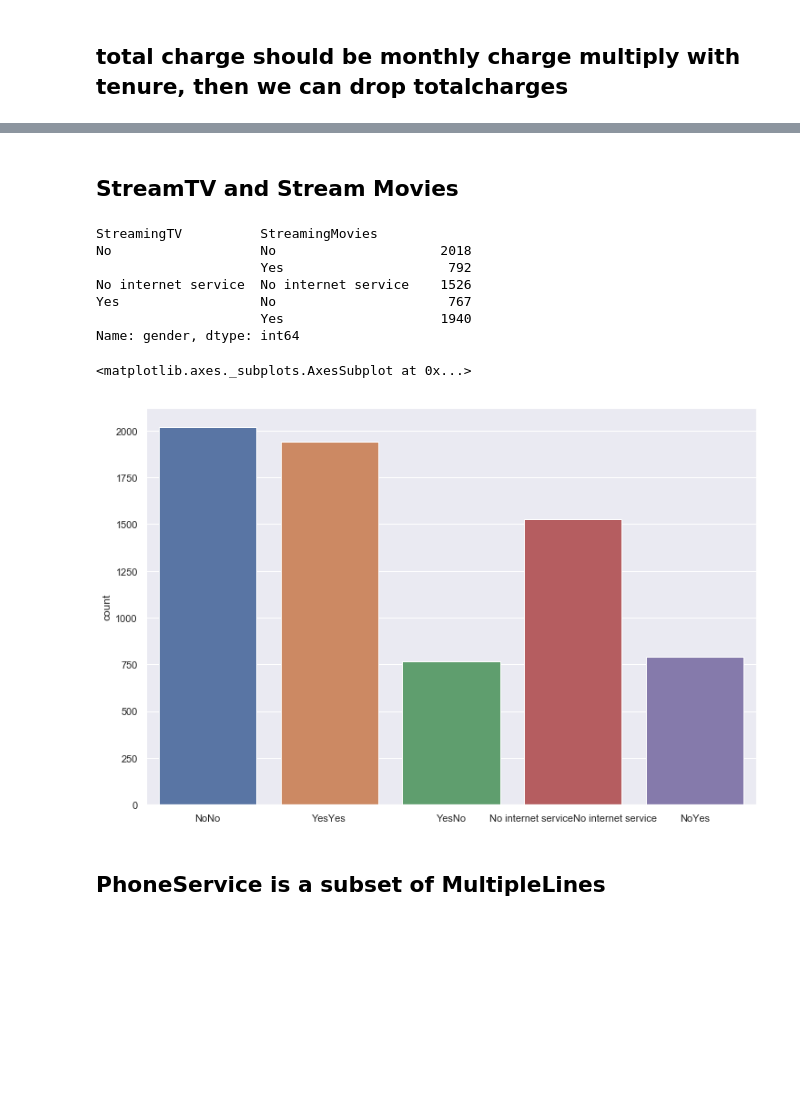
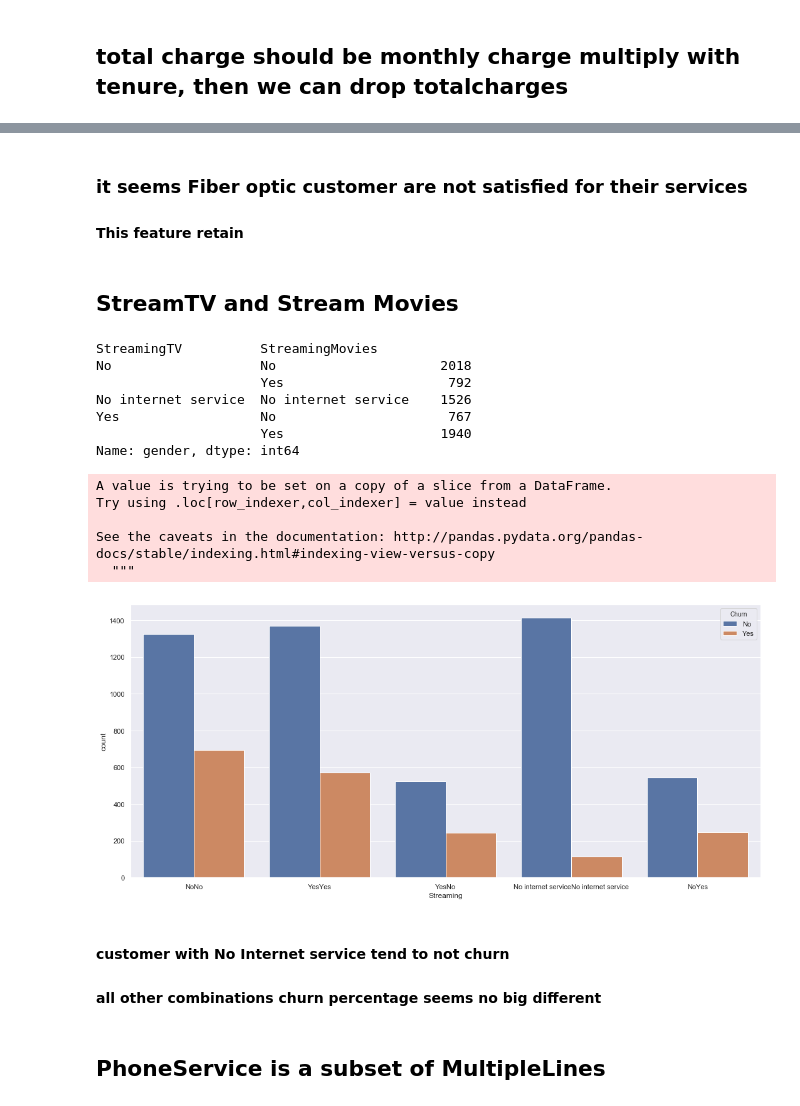
Before and after one commit to seanloe/PythonHome, a Jupyter notebook: jupyter-notebooks/kaggle_telco_customer_churn/kaggle_telco_customer_churn.ipynb, the cells around one changed output, grey strips where cells are left out. Saved outputs shown, nothing was run; the diff lists cells and outputs as text; code cells hidden in the pictures; blank space fills up the shorter version.

Commit message:
EDS 5th update. include 2 polynomial feature 1. streaming: coming streamingTV and streaming Movies 2. family_struct: combine dependant and partner
analyze
finance features

```diff
--- a/jupyter-notebooks/kaggle_telco_customer_churn/kaggle_telco_customer_churn.ipynb
+++ b/jupyter-notebooks/kaggle_telco_customer_churn/kaggle_telco_customer_churn.ipynb
@@ -108,0 +117,4 @@ for i, col in enumerate(categorical_col):
+# %%
+#male and female almost have identical churn distribution. We can rule out this feature
+features_2_drop.append('gender')
+categorical_col.remove('gender')
@@ -109,3 +143,12 @@ for i, col in enumerate(categorical_col):
+# %%
+#we can see there's pattern. customer whith dependent and partner tend to not churn contrast to customers without dependant and partner
+#create a composite feature combine these two features.
+customer['family_struct']= customer['Partner']+customer['Dependents']
+customer['family_struct']= customer['family_struct'].map({'NoNo':0,'NoYes':1,'YesNo':2,'YesYes':3})
+features_2_drop.append('Partner')
+features_2_drop.append('Dependents')
+categorical_col.remove('Partner')
+categorical_col.remove('Dependents')
 # %%
 ## from quick distribution view
 #got some points
@@ -116,25 +175,40 @@ for i, col in enumerate(categorical_col):
+# %% [markdown]
+### it seems Fiber optic customer are not satisfied for their services
+#### This feature retain
 # %% [markdown]
 ## StreamTV and Stream Movies
 # %%
-sns.set(style="darkgrid")
 stream = customer.groupby(['StreamingTV','StreamingMovies']).count()
 print(stream.gender)
 #create for countplot
-ds = customer.StreamingTV+customer.StreamingMovies
-sns.set(rc={'figure.figsize':(12,8)})
-sns.countplot(ds)
+customer_streamServices = customer[['StreamingTV','StreamingMovies','Churn']]
+customer_streamServices['Streaming'] = customer.StreamingTV+customer.StreamingMovies
+sns.set(rc={'figure.figsize':(18,8)})
+sns.countplot(x='Streaming', hue='Churn',data=customer_streamServices)
 #consider NoYes and YesNo counts for over 1500/7043
 #these two columns are not closely dependant
+customer['Streaming']= customer_streamServices['Streaming'].map({'No internet serviceNo internet service':0,'NoNo':1,'NoYes':2,'YesNo':3,'YesYes':4})
+features_2_drop.append('StreamingTV')
+features_2_drop.append('StreamingMovies')
+categorical_col.remove('StreamingTV')
+categorical_col.remove('StreamingMovies')
 # %% [output]
 StreamingTV          StreamingMovies
 No                   No                     2018
                      Yes                     792
 No internet service  No internet service    1526
 Yes                  No                      767
                      Yes                    1940
 Name: gender, dtype: int64
-<matplotlib.axes._subplots.AxesSubplot at 0x...>
+A value is trying to be set on a copy of a slice from a DataFrame.
+Try using .loc[row_indexer,col_indexer] = value instead
+
+See the caveats in the documentation: http://pandas.pydata.org/pandas-docs/stable/indexing.html#indexing-view-versus-copy
+  """
-[figure, old version]
+[figure, new version]
+# %% [markdown]
+#### customer with No Internet service tend to not churn
+#### all other combinations churn percentage seems no big different
 # %% [markdown]
 ## PhoneService is a subset of MultipleLines
 # %%
```
Also changed, not shown: parts of 24 cells of this notebook.
